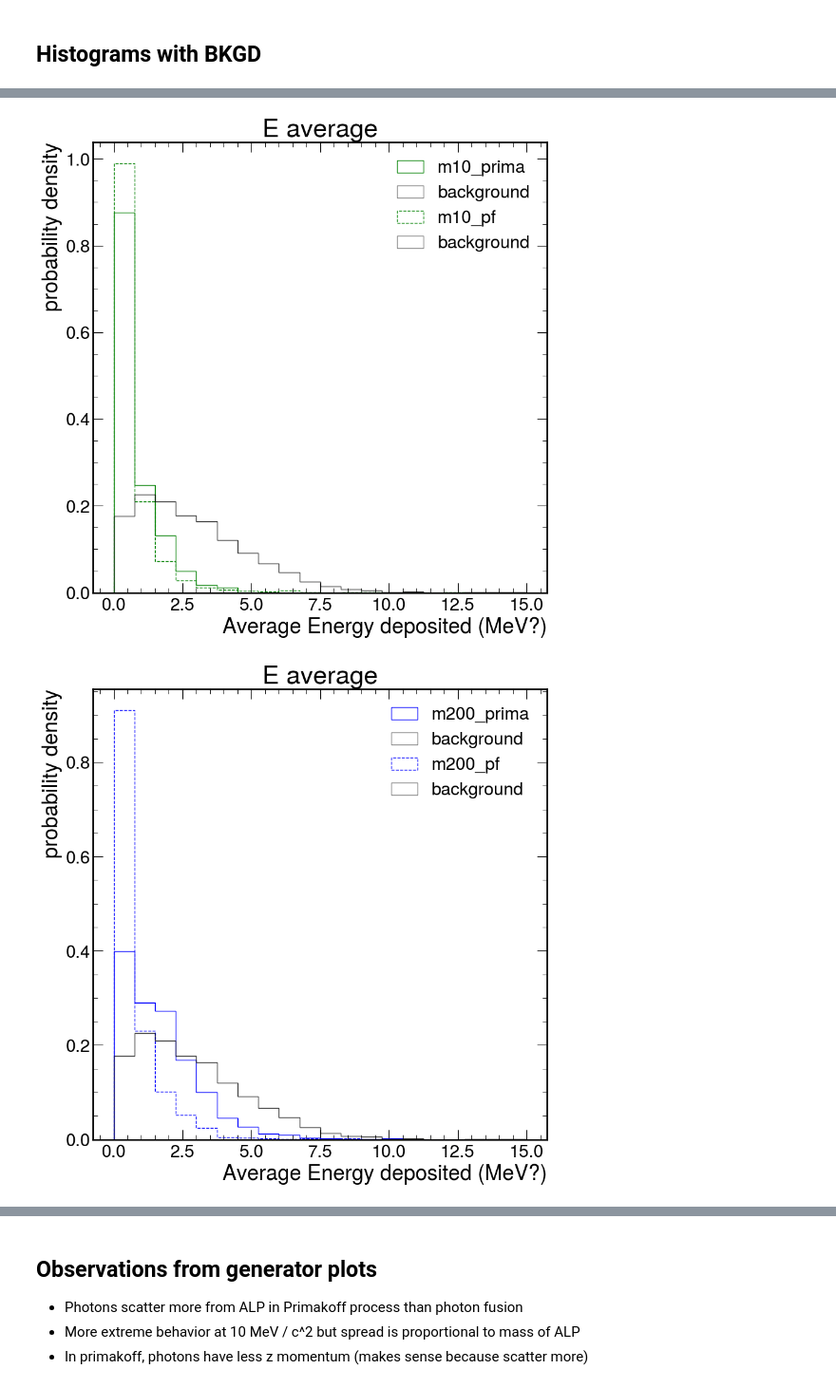
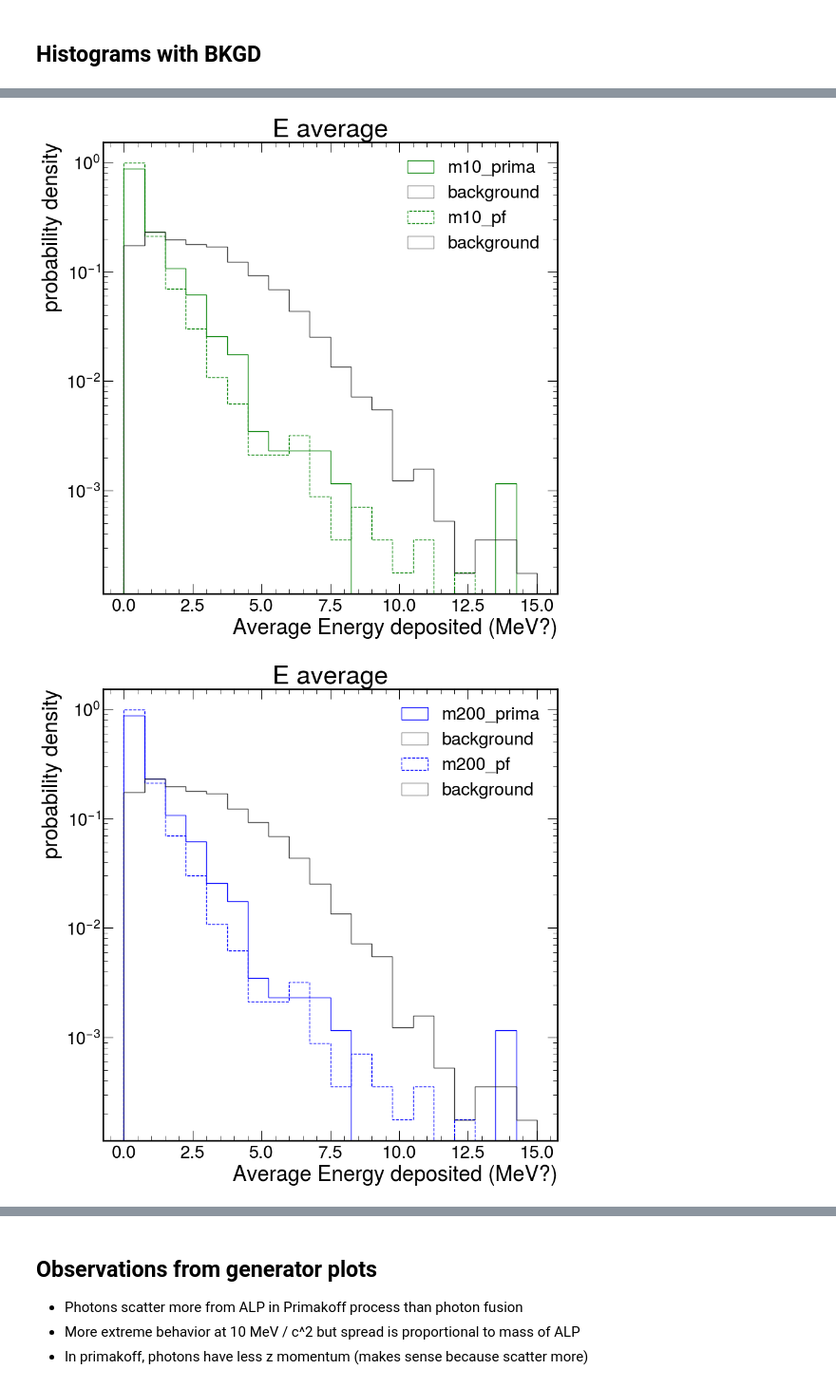
Before and after one commit to GnarlyYew/ldmx-alp-study, a Jupyter notebook: configs/analyzingroot.ipynb, the cells around one changed output, grey strips where cells are left out. Shown at 95% size. Cells and saved outputs as stored; diff of their text form; code cells hidden in the pictures.

```diff
--- a/configs/analyzingroot.ipynb
+++ b/configs/analyzingroot.ipynb
@@ -21,7 +40,7 @@ Number of reconstructed events / how many LHE events run
 
 
 processes = ['prima', 'pf']
-masses = [10, 200, 500]
+masses = [10, 100, 150, 200, 300, 400, 500]
 
 data = {'Process': processes}
 for mass in masses:
@@ -55,7 +82,7 @@ df
 not factoring in selection and triggering
 # %%
 processes = ['prima', 'pf']
-masses = [10, 200, 500]
+masses = [10, 100, 150, 200, 300, 400, 500]
 
 sig_yield = {'Process': processes}
 for mass in masses:
@@ -63,7 +90,11 @@ for mass in masses:
 
 N_prod_proc = {'Process': processes}
 N_prod_proc[10] = [1340, 139]
+N_prod_proc[100] = [337, 53]
+N_prod_proc[150] = [210, 35]
 N_prod_proc[200] = [140, 24]
+N_prod_proc[300] = [68, 12]
+N_prod_proc[400] = [36, 6]
 N_prod_proc[500] = [20, 3]
 
 
@@ -427,22 +458,22 @@ for j, mass in enumerate(masses):
         n, bins, patches = ax.hist(events['ZWidth'],
                                    histtype = 'step',
                                    density=True,
-                                   bins=100,
+                                   bins=20,
                                    range=(0,500),
                                    linestyle = styles[i],
                                    color = colors[j],
                                    label=f'm{mass}_{process}')
-        n, bins, patches = ax.hist(bkgd['ZWidth'],
-                                    histtype = 'step',
-                                    bins=10,
-                                    range=(0,500),
-                                    density=True,
-                                    linestyle = 'solid',
-                                    color = 'black',
-                                    alpha=0.5,
-                                    label=f'bkgd')
+    n, bins, patches = ax.hist(bkgd['ZWidth'],
+                                histtype = 'step',
+                                bins=20,
+                                range=(0,500),
+                                density=True,
+                                linestyle = 'solid',
+                                color = 'black',
+                                alpha=0.5,
+                                label=f'bkgd')
     plt.legend()
     #ax.set_yscale('log')
     ax.set_ylabel('probability density')
-    ax.set_xlabel("RMS of Longitudinal Poisitions (mm)")
+    ax.set_xlabel("$\sigma$ of Longitudinal Poisitions (mm)")
 # %% [output]
@@ -451,0 +519,10 @@ for j, mass in enumerate(masses):
+# %%
+with uproot.open(f'ALP_m10_pf_ntuple.root') as f:
+    events = f['Features'].arrays()
+
+fig, ax = plt.subplots(1, 2)
+n, bins, patches = ax[0].hist(events['XYAv'],
+                              histtype = 'step',
+                              density=True,
+                              bins=20,
+                              range=(0,1500))
@@ -453,34 +583,34 @@ for j, mass in enumerate(masses):
 styles = ["solid", 'dashed']
 colors = ["green", "blue", "red"]
 for j, mass in enumerate(masses):
     fig, ax = plt.subplots(1, 1)
     for i, process in enumerate(processes):
 
-        with uproot.open(f'ALP_m{mass}_{process}_ntuple.root') as f:
+        with uproot.open(f'ALP_m10_{process}_ntuple.root') as f:
             events = f['Features'].arrays()
         plt.title("E average")
         n, bins, patches = ax.hist(events['Eav'],
                                    histtype = 'step',
                                    density=True,
                                    bins=20,
                                    range=(0,15),
                                    linestyle = styles[i],
                                    color = colors[j],
                                    label=f'm{mass}_{process}')
         n, bins, patches = ax.hist(bkgd['Eav'],
                                     histtype = 'step',
                                     bins=20,
                                     range=(0,15),
                                     density=True,
                                     linestyle = 'solid',
                                     color = 'black',
                                     alpha=0.5,
                                     label='background')
 
     plt.legend()
-    #ax.set_yscale('log')
+    ax.set_yscale('log')
     ax.set_ylabel('probability density')
     ax.set_xlabel('Average Energy deposited (MeV?)')
 # %% [output]
-[figure, old version]
+[figure, new version]
-[figure, old version]
+[figure, new version]
```
Also changed, not shown: parts of 18 cells of this notebook, 24 other files.
